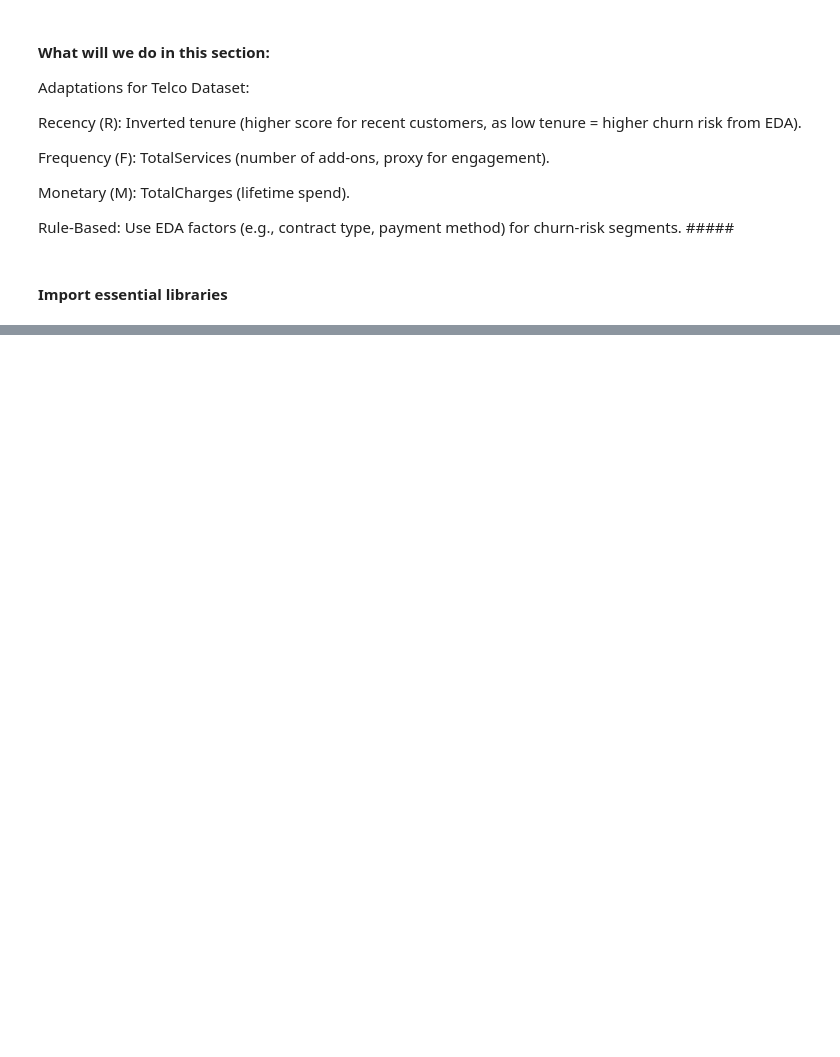
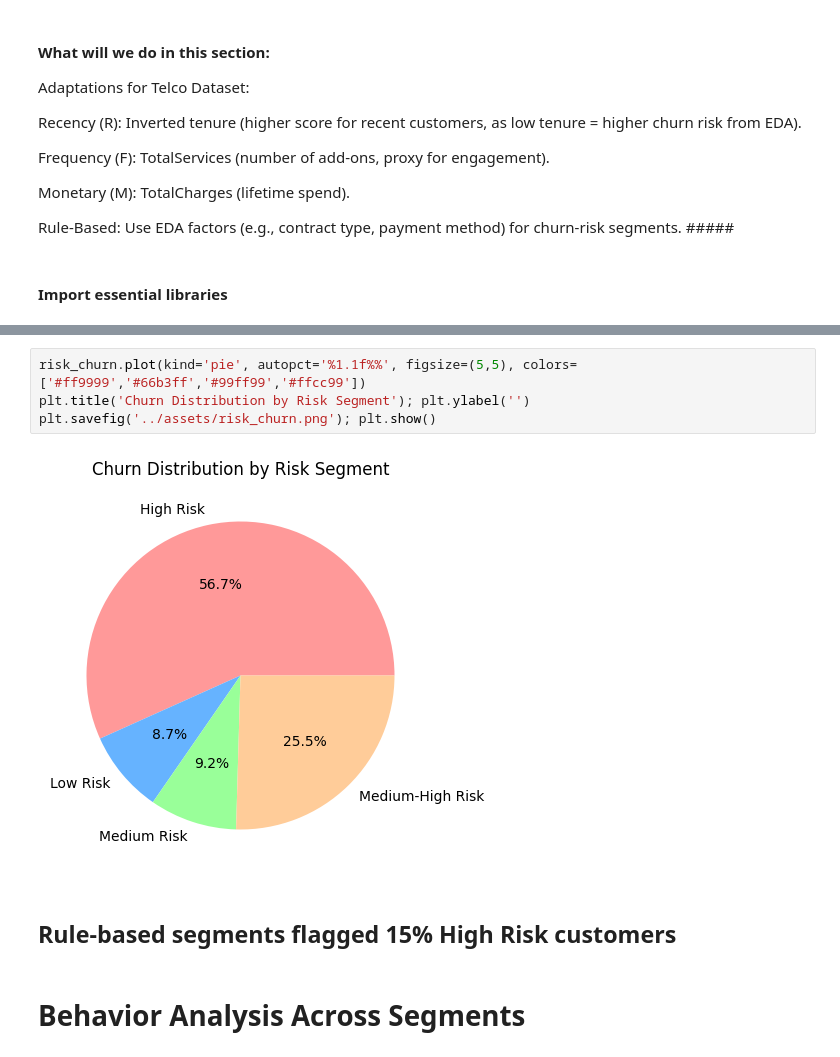
Before and after one commit to rakibakond95/Telco_customer_churn_analysis, a Jupyter notebook: Analyze_data/Customer_segmentation&behavior_analysis.ipynb, the cells around one changed output, grey strips where cells are left out. Drawn from its saved outputs; the diff is of its cells as text; blank space fills up the shorter version.

```diff
--- a/Analyze_data/Customer_segmentation&behavior_analysis.ipynb
+++ b/Analyze_data/Customer_segmentation&behavior_analysis.ipynb
@@ -30,0 +229,10 @@ telco.tail()
+# %%
+risk_churn.plot(kind='pie', autopct='%1.1f%%', figsize=(5,5), colors=['#ff9999','#66b3ff','#99ff99','#ffcc99'])
+plt.title('Churn Distribution by Risk Segment'); plt.ylabel('')
+plt.savefig('../assets/risk_churn.png'); plt.show()
+# %% [output]
+[figure, added]
+# %% [markdown]
+## Rule-based segments flagged 15% High Risk customers
+# %% [markdown]
+# Behavior Analysis Across Segments
```
Also changed, not shown: parts of 26 cells of this notebook.
